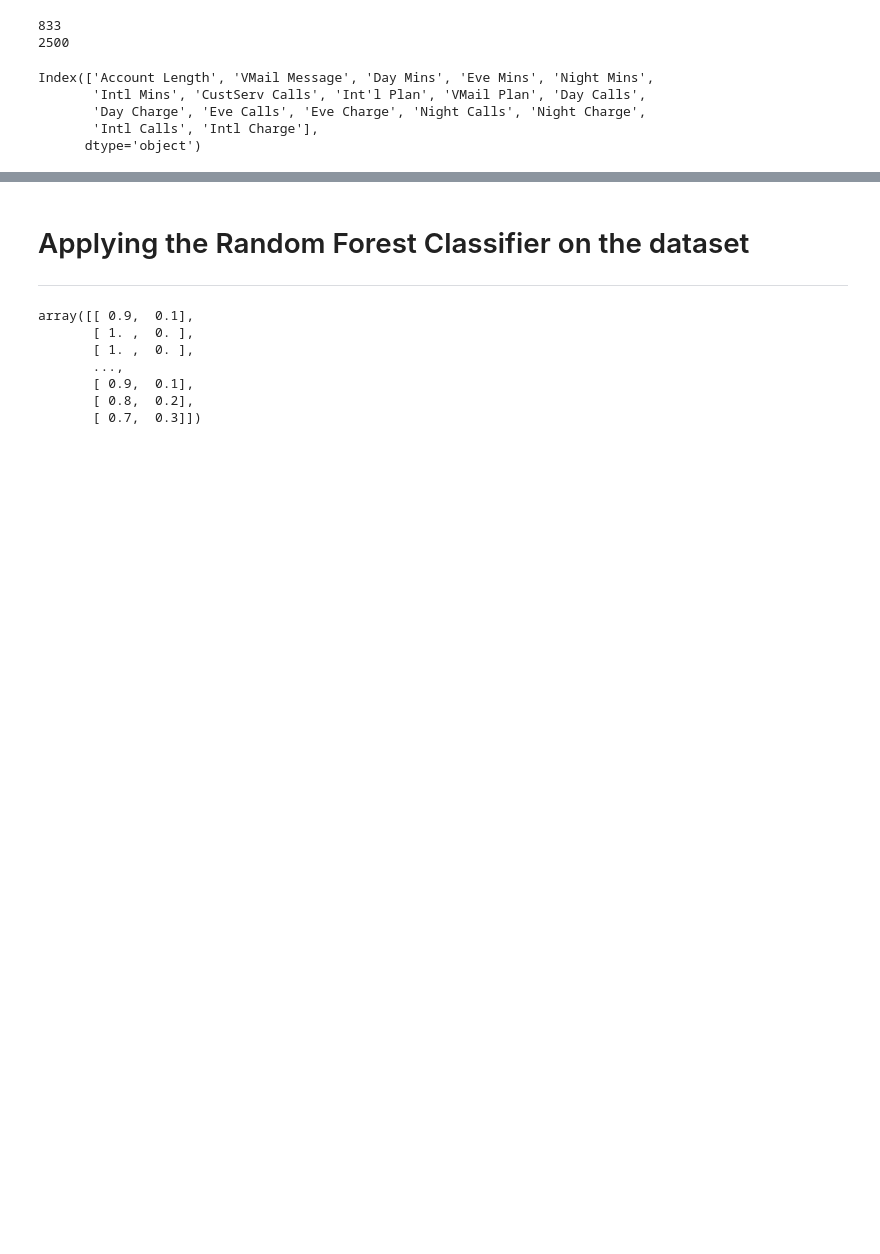
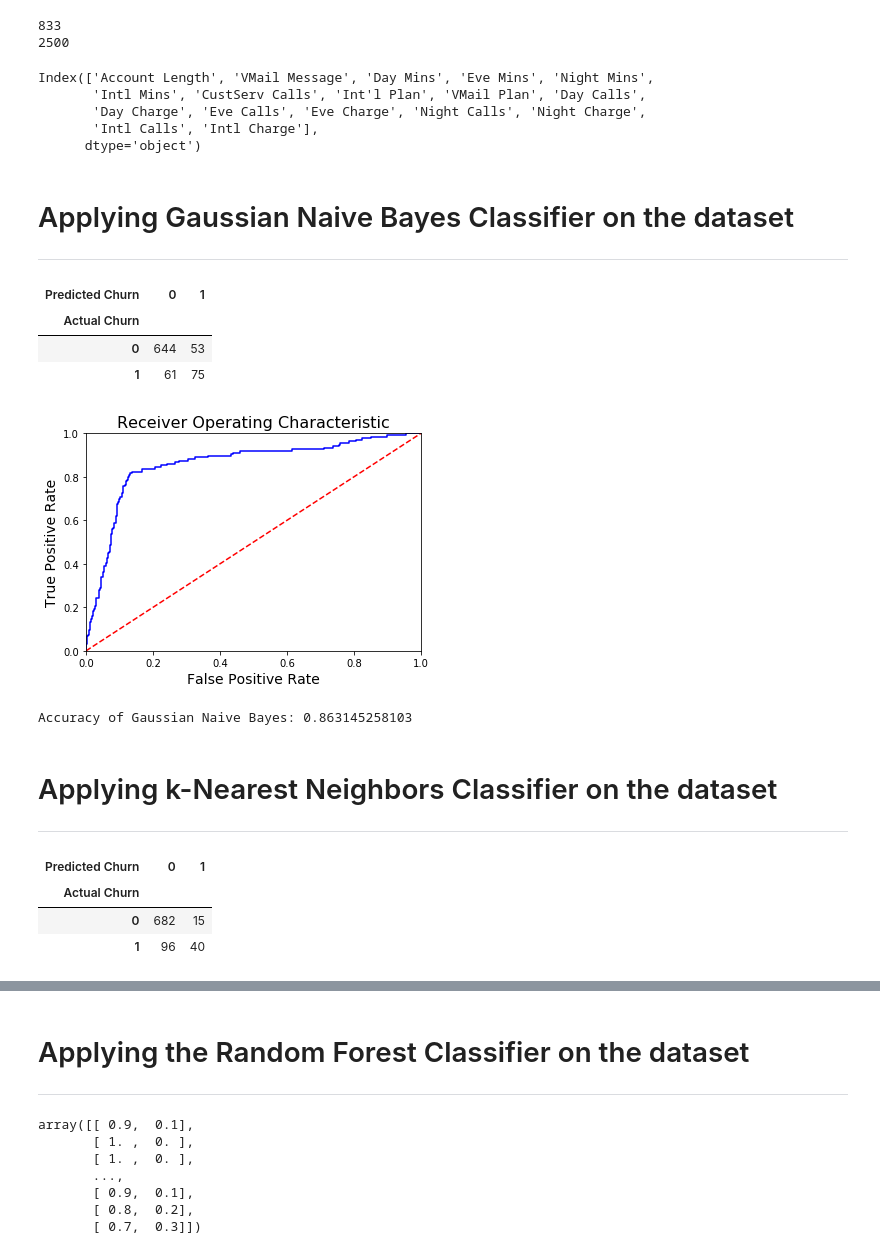
Before and after one commit to Customer-Churn-Prediction/Project-Machine-Learning, a Jupyter notebook: project_final.ipynb, the cells around one changed output, grey strips where cells are left out. Cells and saved outputs as stored; diff of their text form; code cells hidden in the pictures; blank space fills up the shorter version.

```diff
--- a/project_final.ipynb
+++ b/project_final.ipynb
@@ -87,3 +88,6 @@ Index(['Account Length', 'VMail Message', 'Day Mins', 'Eve Mins', 'Night Mins',
        'Day Charge', 'Eve Calls', 'Eve Charge', 'Night Calls', 'Night Charge',
        'Intl Calls', 'Intl Charge'],
       dtype='object')
+# %% [markdown]
+# Applying Gaussian Naive Bayes Classifier on the dataset
+___
@@ -89,0 +106,33 @@ Index(['Account Length', 'VMail Message', 'Day Mins', 'Eve Mins', 'Night Mins',
+# %%
+# creating the confusion matrix for GaussianNB and displaying it as a dataframe
+confusion_gnb = pd.crosstab(test_y, pred_gnb, rownames=['Actual Churn'], colnames=['Predicted Churn'])
+confusion_gnb
+# %% [output]
+| Predicted Churn | 0 | 1 |
+| Actual Churn |  |  |
+| 0 | 644 | 53 |
+| 1 | 61 | 75 |
+# %%
+# plotting the ROC curve(Reciever Operating Characterestic) for GaussianNB between fpr and tpr
+# fpr:false positive rate
+# tpr:true positive rate
+fpr, tpr, threshold = roc_curve(test_y, proba_gnb[:,1])
+plt.title('Receiver Operating Characteristic', fontsize=16)
+plt.plot(fpr,tpr,'b')
+plt.plot([0,1],[0,1],'r--')
+plt.xlim([0,1])
+plt.ylim([0,1])
+plt.xlabel('False Positive Rate', fontsize=14)
+plt.ylabel('True Positive Rate', fontsize=14)
+plt.show()
+# %% [output]
+[figure, added]
+# %%
+# calculating accuracy of GaussianNB
+acc_gnb = accuracy_score(test_y, pred_gnb)
+print('Accuracy of Gaussian Naive Bayes:', acc_gnb)
+# %% [output]
+Accuracy of Gaussian Naive Bayes: 0.863145258103
+# %% [markdown]
+# Applying k-Nearest Neighbors Classifier on the dataset
+___
@@ -89,0 +151,9 @@ Index(['Account Length', 'VMail Message', 'Day Mins', 'Eve Mins', 'Night Mins',
+# %%
+# creating the confusion matrix for KNeighborsClassifier and displaying it as a dataframe
+confusion_knn = pd.crosstab(test_y, pred_knn, rownames=['Actual Churn'], colnames=['Predicted Churn'])
+confusion_knn
+# %% [output]
+| Predicted Churn | 0 | 1 |
+| Actual Churn |  |  |
+| 0 | 682 | 15 |
+| 1 | 96 | 40 |
```
Also changed, not shown: parts of 31 cells of this notebook.
